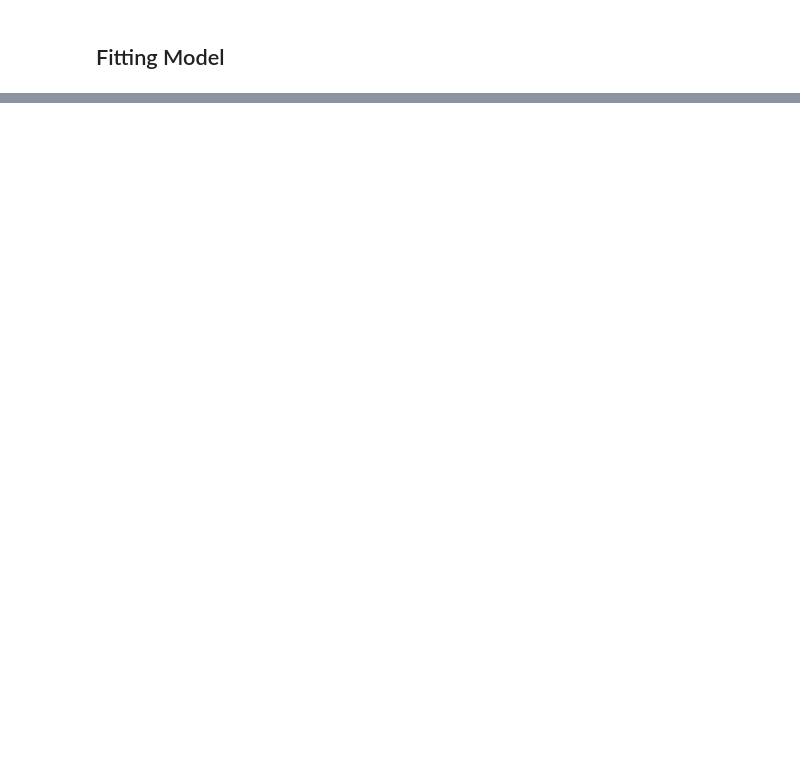
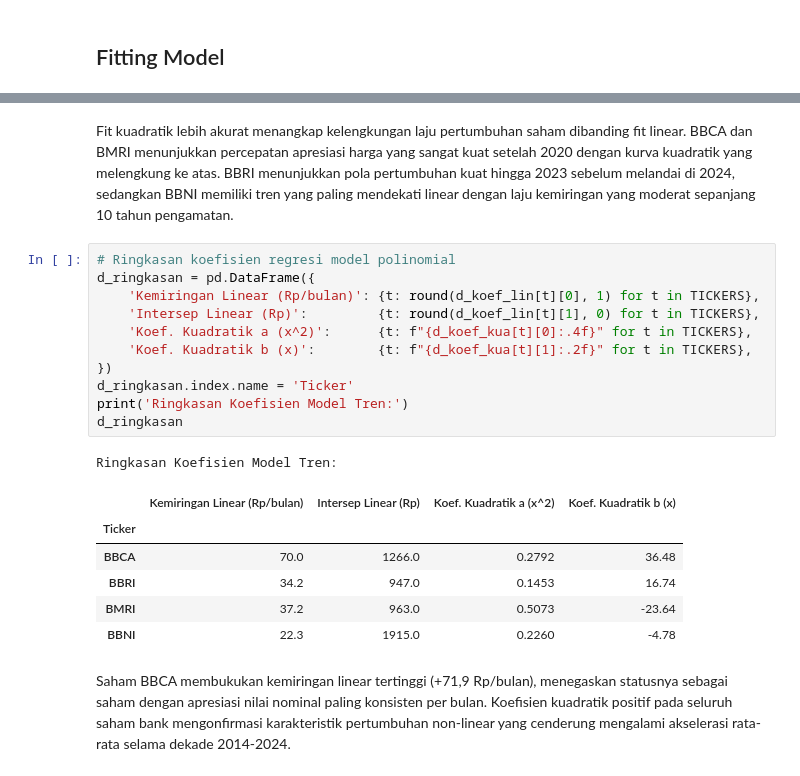
Before and after one commit to aprilianza/Midterm_DataVisualization, a Jupyter notebook: kerja/D_tren.ipynb, the cells around one changed output, grey strips where cells are left out. Drawn from its saved outputs; the diff is of its cells as text; blank space fills up the shorter version.

```diff
--- a/kerja/D_tren.ipynb
+++ b/kerja/D_tren.ipynb
@@ -85,0 +272,23 @@ print('Hari libur dibuang  :', len(HARI_DIBUANG))
+# %% [markdown]
+Fit kuadratik lebih akurat menangkap kelengkungan laju pertumbuhan saham dibanding fit linear. BBCA dan BMRI menunjukkan percepatan apresiasi harga yang sangat kuat setelah 2020 dengan kurva kuadratik yang melengkung ke atas. BBRI menunjukkan pola pertumbuhan kuat hingga 2023 sebelum melandai di 2024, sedangkan BBNI memiliki tren yang paling mendekati linear dengan laju kemiringan yang moderat sepanjang 10 tahun pengamatan.
+# %%
+# Ringkasan koefisien regresi model polinomial
+d_ringkasan = pd.DataFrame({
+    'Kemiringan Linear (Rp/bulan)': {t: round(d_koef_lin[t][0], 1) for t in TICKERS},
+    'Intersep Linear (Rp)':         {t: round(d_koef_lin[t][1], 0) for t in TICKERS},
+    'Koef. Kuadratik a (x^2)':      {t: f"{d_koef_kua[t][0]:.4f}" for t in TICKERS},
+    'Koef. Kuadratik b (x)':        {t: f"{d_koef_kua[t][1]:.2f}" for t in TICKERS},
+})
+d_ringkasan.index.name = 'Ticker'
+print('Ringkasan Koefisien Model Tren:')
+d_ringkasan
+# %% [output]
+Ringkasan Koefisien Model Tren:
+|  | Kemiringan Linear (Rp/bulan) | Intersep Linear (Rp) | Koef. Kuadratik a (x^2) | Koef. Kuadratik b (x) |
+| Ticker |  |  |  |  |
+| BBCA | 70.0 | 1266.0 | 0.2792 | 36.48 |
+| BBRI | 34.2 | 947.0 | 0.1453 | 16.74 |
+| BMRI | 37.2 | 963.0 | 0.5073 | -23.64 |
+| BBNI | 22.3 | 1915.0 | 0.2260 | -4.78 |
+# %% [markdown]
+Saham BBCA membukukan kemiringan linear tertinggi (+71,9 Rp/bulan), menegaskan statusnya sebagai saham dengan apresiasi nilai nominal paling konsisten per bulan. Koefisien kuadratik positif pada seluruh saham bank mengonfirmasi karakteristik pertumbuhan non-linear yang cenderung mengalami akselerasi rata-rata selama dekade 2014-2024.
```
Also changed, not shown: parts of 9 cells of this notebook, 5 other files.
